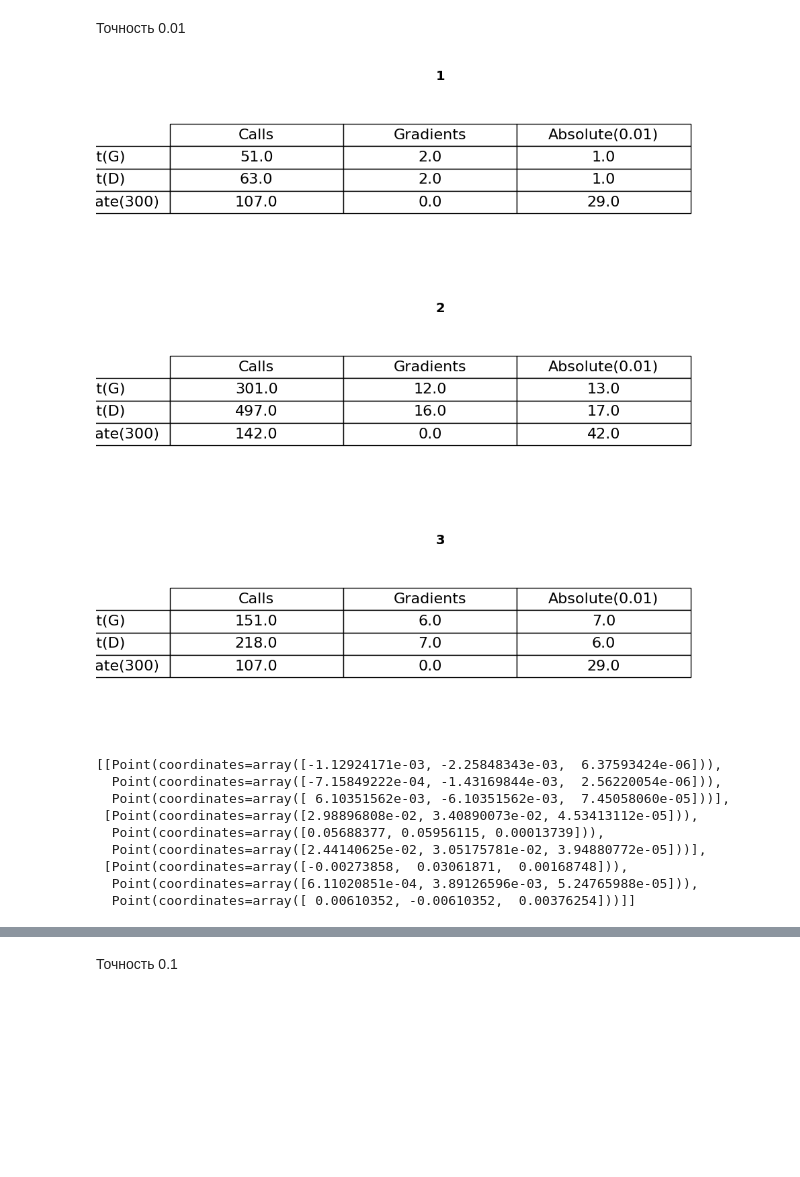
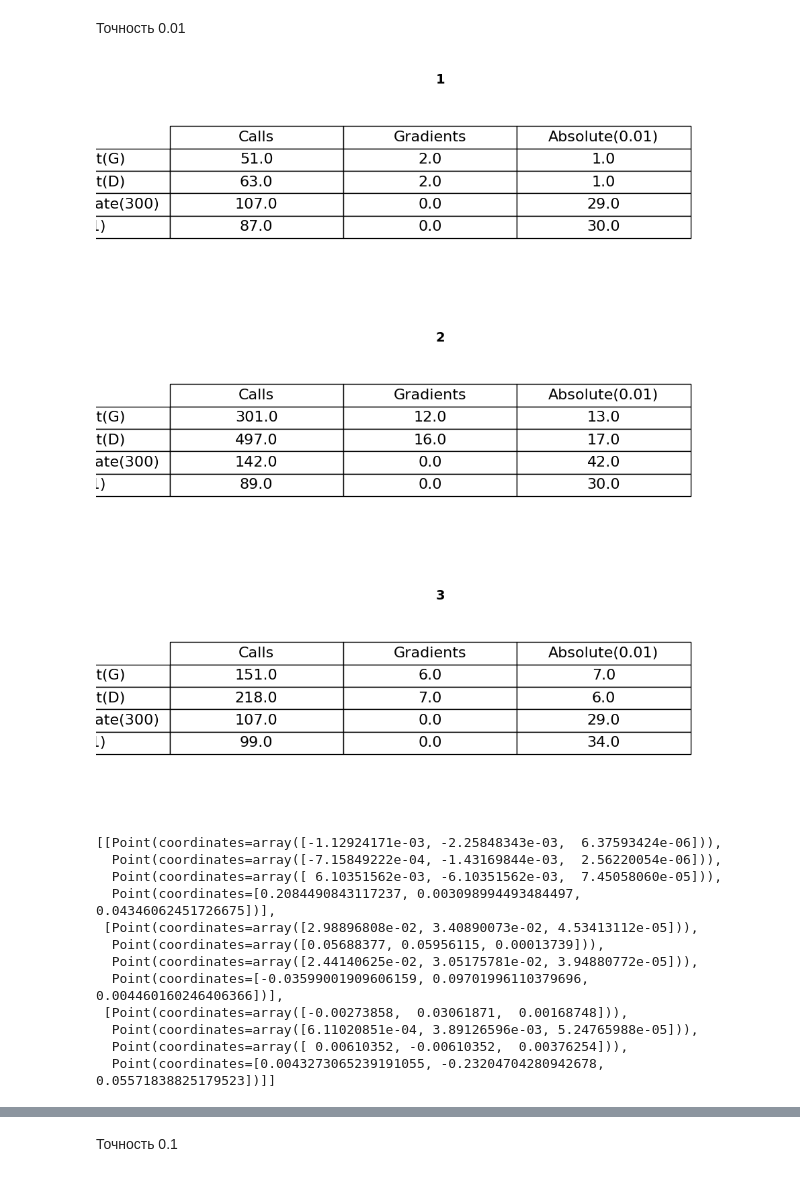
Before and after one commit to Skorniakov-Leonid/Methods-of-optimization, a Jupyter notebook: presentation/lab-1/test.ipynb, the cells around one changed output, grey strips where cells are left out. Cells and saved outputs as stored; diff of their text form; code cells hidden in the pictures; blank space fills up the shorter version.

```diff
--- a/presentation/lab-1/test.ipynb
+++ b/presentation/lab-1/test.ipynb
@@ -96,19 +88,22 @@ Tester.test([BaseGradientDescent()], [base_test, base_differential, bad_defined_
 # %% [markdown]
 Точность 0.01
 # %%
-Tester.test([gradient_descent_golden_2, gradient_descent_dichotomy_2, coordinate_descent_2],
+Tester.test([gradient_descent_golden_2, gradient_descent_dichotomy_2, coordinate_descent_2, nm_2],
             [base_test, base_differential, bad_defined_base], [CallCount(), GradientCount(), abs_prec_2],
             PrecisionCondition(0.01), start_point=[100, 200])
 # %% [output]
-[figure, old version]
+[figure, new version]
-[figure, old version]
+[figure, new version]
-[figure, old version]
+[figure, new version]
 [[Point(coordinates=array([-1.12924171e-03, -2.25848343e-03,  6.37593424e-06])),
   Point(coordinates=array([-7.15849222e-04, -1.43169844e-03,  2.56220054e-06])),
-  Point(coordinates=array([ 6.10351562e-03, -6.10351562e-03,  7.45058060e-05]))],
+  Point(coordinates=array([ 6.10351562e-03, -6.10351562e-03,  7.45058060e-05])),
+  Point(coordinates=[0.2084490843117237, 0.003098994493484497, 0.04346062451726675])],
  [Point(coordinates=array([2.98896808e-02, 3.40890073e-02, 4.53413112e-05])),
   Point(coordinates=array([0.05688377, 0.05956115, 0.00013739])),
-  Point(coordinates=array([2.44140625e-02, 3.05175781e-02, 3.94880772e-05]))],
+  Point(coordinates=array([2.44140625e-02, 3.05175781e-02, 3.94880772e-05])),
+  Point(coordinates=[-0.03599001909606159, 0.09701996110379696, 0.004460160246406366])],
  [Point(coordinates=array([-0.00273858,  0.03061871,  0.00168748])),
   Point(coordinates=array([6.11020851e-04, 3.89126596e-03, 5.24765988e-05])),
-  Point(coordinates=array([ 0.00610352, -0.00610352,  0.00376254]))]]
+  Point(coordinates=array([ 0.00610352, -0.00610352,  0.00376254])),
+  Point(coordinates=[0.0043273065239191055, -0.23204704280942678, 0.05571838825179523])]]
```
Also changed, not shown: parts of 10 cells of this notebook.
